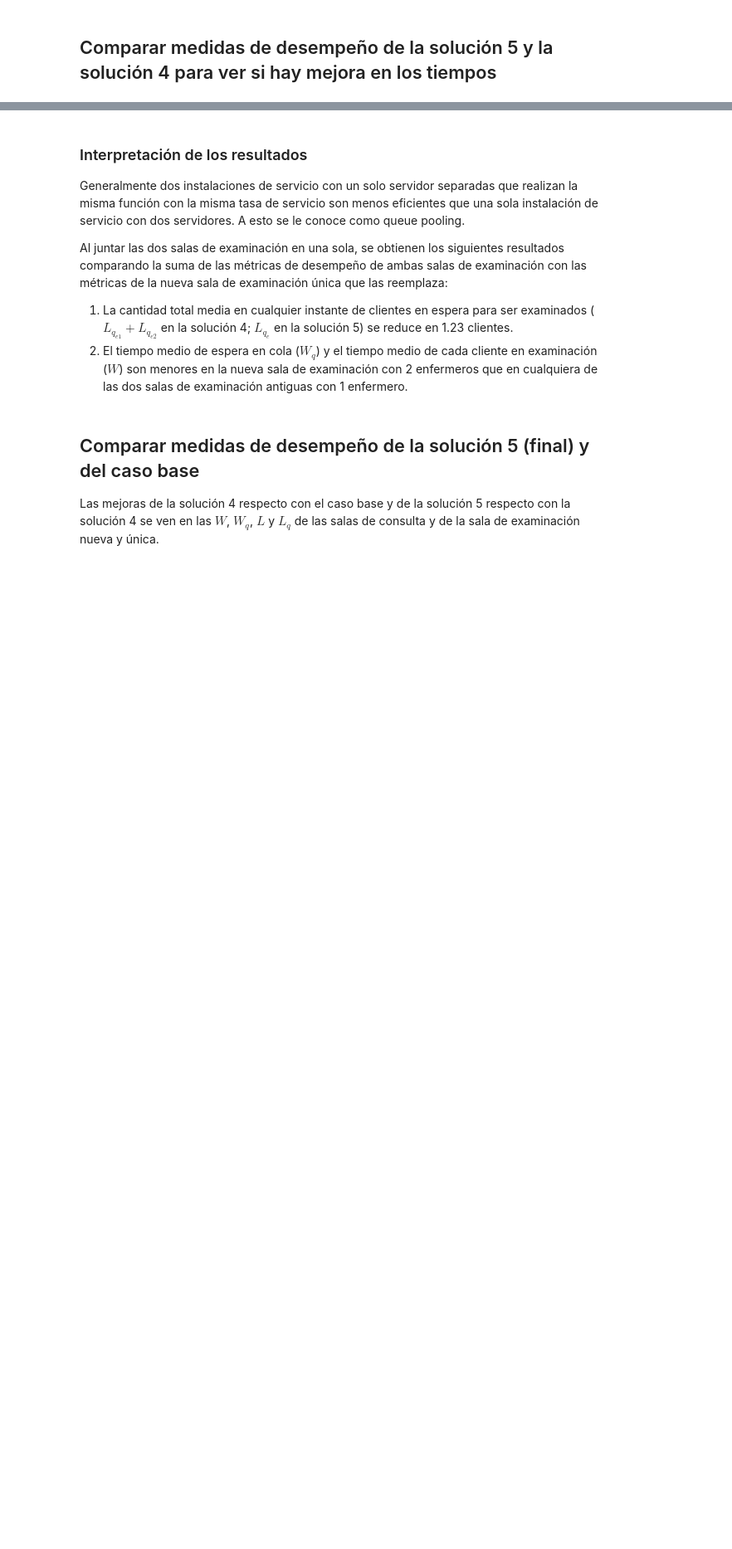
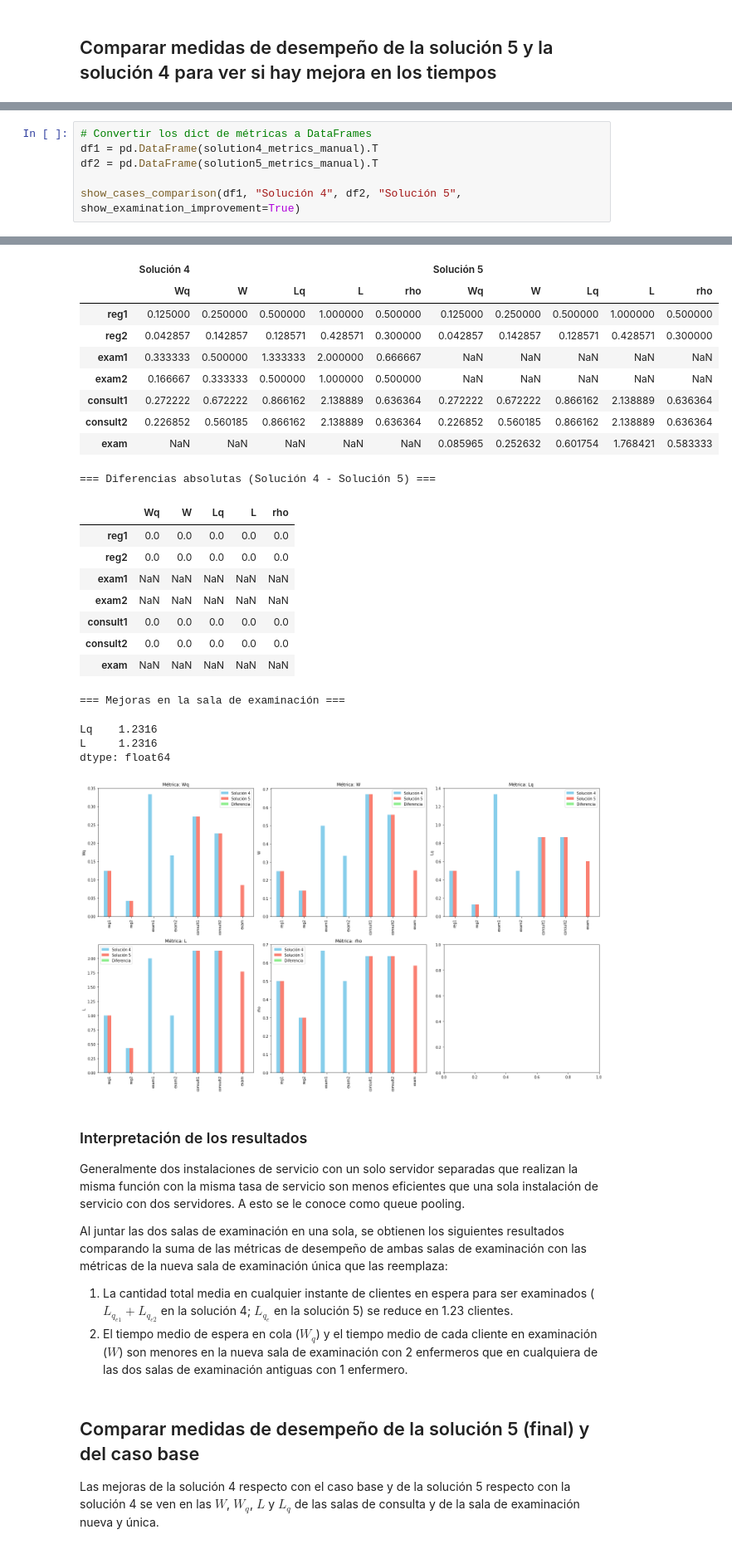
Before and after one commit to AlexisAndradeDev/OperationsResearch_QueuingProject, a Jupyter notebook: IO_Queuing_Simulation.ipynb, the cells around one changed output, grey strips where cells are left out. Shown at 83% size. Saved outputs shown, nothing was run; the diff lists cells and outputs as text; blank space fills up the shorter version.

```diff
--- a/IO_Queuing_Simulation.ipynb
+++ b/IO_Queuing_Simulation.ipynb
@@ -987,0 +961,7 @@ dtype: float64
+# %%
+# Convertir los dict de métricas a DataFrames
+df1 = pd.DataFrame(solution4_metrics_manual).T
+df2 = pd.DataFrame(solution5_metrics_manual).T
+
+show_cases_comparison(df1, "Solución 4", df2, "Solución 5", show_examination_improvement=True)
+# %% [output]
@@ -988,3 +970,26 @@ dtype: float64
+|  | Solución 4 |  |  |  |  | Solución 5 |  |  |  |  |
+|  | Wq | W | Lq | L | rho | Wq | W | Lq | L | rho |
+| reg1 | 0.125000 | 0.250000 | 0.500000 | 1.000000 | 0.500000 | 0.125000 | 0.250000 | 0.500000 | 1.000000 | 0.500000 |
+| reg2 | 0.042857 | 0.142857 | 0.128571 | 0.428571 | 0.300000 | 0.042857 | 0.142857 | 0.128571 | 0.428571 | 0.300000 |
+| exam1 | 0.333333 | 0.500000 | 1.333333 | 2.000000 | 0.666667 | NaN | NaN | NaN | NaN | NaN |
+| exam2 | 0.166667 | 0.333333 | 0.500000 | 1.000000 | 0.500000 | NaN | NaN | NaN | NaN | NaN |
+| consult1 | 0.272222 | 0.672222 | 0.866162 | 2.138889 | 0.636364 | 0.272222 | 0.672222 | 0.866162 | 2.138889 | 0.636364 |
+| consult2 | 0.226852 | 0.560185 | 0.866162 | 2.138889 | 0.636364 | 0.226852 | 0.560185 | 0.866162 | 2.138889 | 0.636364 |
+| exam | NaN | NaN | NaN | NaN | NaN | 0.085965 | 0.252632 | 0.601754 | 1.768421 | 0.583333 |
+=== Diferencias absolutas (Solución 4 - Solución 5) ===
+|  | Wq | W | Lq | L | rho |
+| reg1 | 0.0 | 0.0 | 0.0 | 0.0 | 0.0 |
+| reg2 | 0.0 | 0.0 | 0.0 | 0.0 | 0.0 |
+| exam1 | NaN | NaN | NaN | NaN | NaN |
+| exam2 | NaN | NaN | NaN | NaN | NaN |
+| consult1 | 0.0 | 0.0 | 0.0 | 0.0 | 0.0 |
+| consult2 | 0.0 | 0.0 | 0.0 | 0.0 | 0.0 |
+| exam | NaN | NaN | NaN | NaN | NaN |
+=== Mejoras en la sala de examinación ===
+Lq    1.2316
+L     1.2316
+dtype: float64
+[figure, added]
 # %% [markdown]
 ### Interpretación de los resultados
 
```
Also changed, not shown: parts of 15 cells of this notebook.
